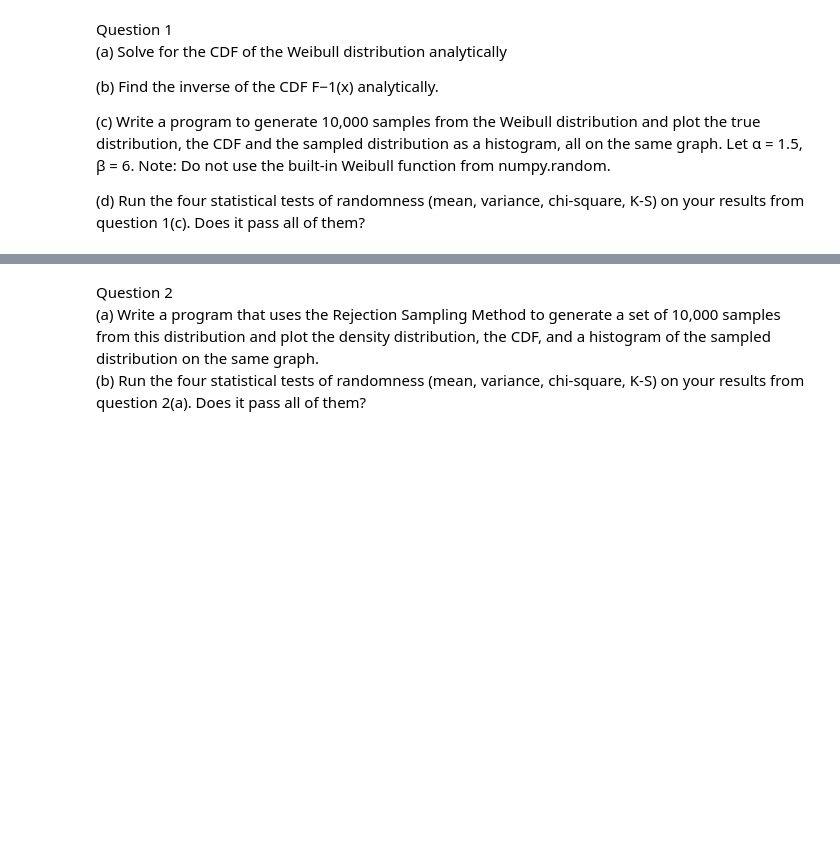
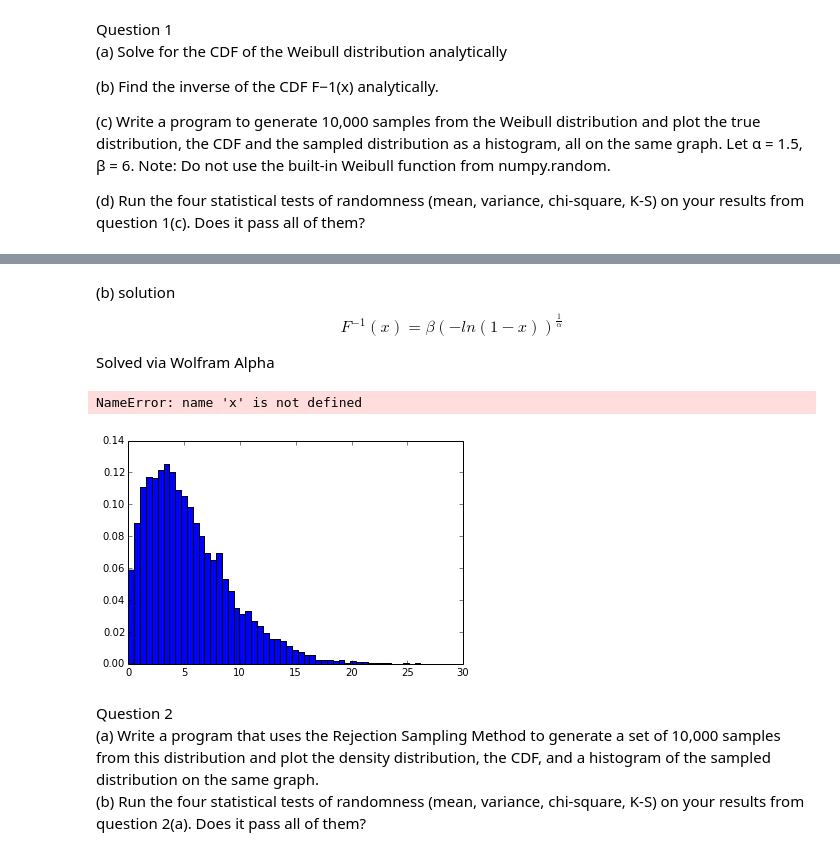
Before and after one commit to cspearso/PHYS202-S14, a Jupyter notebook: SciPy/RandomAndMCExercises.ipynb, the cells around one changed output, grey strips where cells are left out. Cells and saved outputs as stored; diff of their text form; code cells hidden in the pictures; blank space fills up the shorter version.

```diff
--- a/SciPy/RandomAndMCExercises.ipynb
+++ b/SciPy/RandomAndMCExercises.ipynb
@@ -21,3 +32,38 @@ Note: Do not use the built-in Weibull function from numpy.random.
+# %% [markdown]
+(b) solution
+\begin{equation}
+F^{-1}\left(x\right) = \beta\left(-ln(1-x)\right)^{\frac{1}\alpha}
+\end{equation}
+
+Solved via Wolfram Alpha
+# %%
+#c
+f = lambda x: 1- exp(-(x/6.)**1.5)
+Finv = lambda z: 6.*(-np.log(1-z))**(1/1.5)
+#number of samples
+N = 10000
+
+#N random numbers between 0 and 1
+z = np.random.random_sample(N);
+
+#inverse CDF
+
+
+#sampled x values
+xsamples = Finv(z);
+
+#how do they compare to the original?
+plt.hist(xsamples,50,normed=True,label="Sampled distribution")
+plt.plot(x,f(x),label='True distribution',lw=3,color='red')
+
+plt.xlim(0,15)
+plt.ylim(0,10)
+
+plt.legend(loc=0)
+plt.show()
+# %% [output]
+NameError: name 'x' is not defined
+[figure, added]
 # %% [markdown]
 Question 2
 (a) Write a program that uses the Rejection Sampling Method to generate a set of 10,000 samples from this distribution and plot the density distribution, the CDF, and a histogram of the sampled distribution on the same graph.
```
Also changed, not shown: parts of 2 cells of this notebook, 1 other file.
